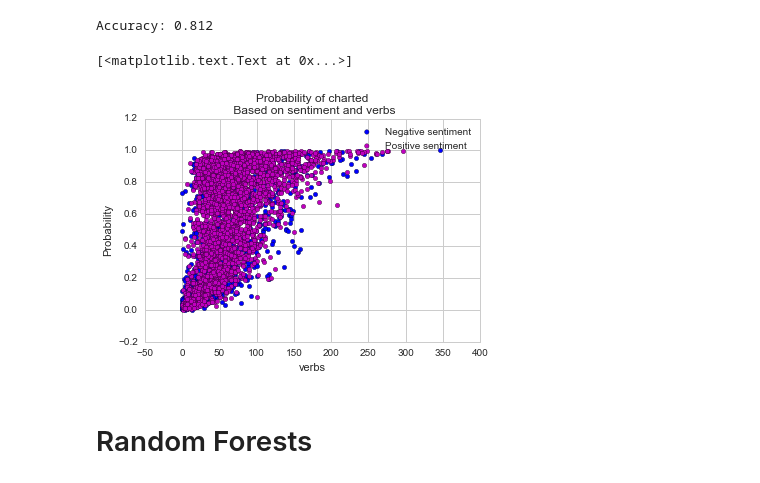
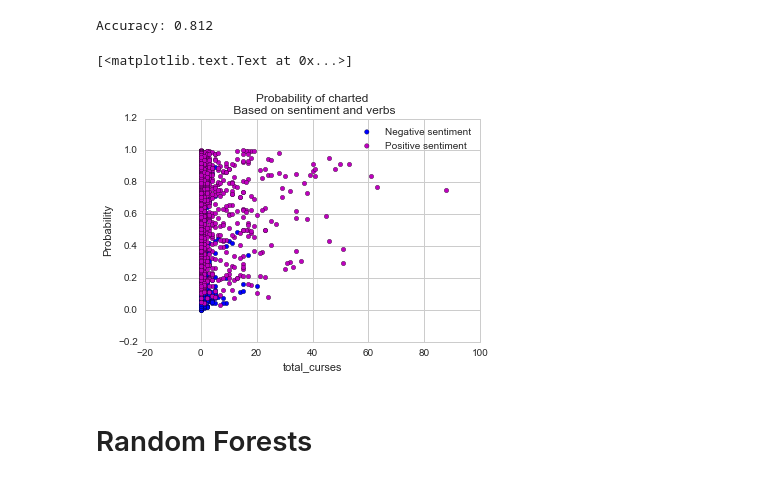
Before and after one commit to ribbas/Heat-Replay, a Jupyter notebook: src/assets/models/test1.ipynb, the cells around one changed output. Drawn from its saved outputs; the diff is of its cells as text; code cells hidden in the pictures.

```diff
--- a/src/assets/models/test1.ipynb
+++ b/src/assets/models/test1.ipynb
@@ -202,18 +236,18 @@ Accuracy: 0.812
 # Generate probabililty of survivial using trained model
 df_train['Probability'] = lm.predict_proba(X_train)[:,1]
 # %%
-# Plot Probability of charted based on Sex and Age
-ax = df_train[df_train['sentiment'] <= 0].plot(
-    x='verbs', y='Probability', kind='scatter', color='b', label='Negative sentiment'
+# Plot Probability of charted based on verbs and...
+ax = df_train[df_train['verbs'] <= 50].plot(
+    x='total_curses', y='Probability', kind='scatter', color='b', label='Negative sentiment'
 )
 
-df_train[df_train['sentiment'] > 0].plot(
-    ax=ax, x='verbs', y='Probability', kind='scatter', color='m', label='Positive sentiment'
+df_train[df_train['verbs'] > 50].plot(
+    ax=ax, x='total_curses', y='Probability', kind='scatter', color='m', label='Positive sentiment'
 )
 ax.set(title='Probability of charted\n Based on sentiment and verbs')
 # %% [output]
 [<matplotlib.text.Text at 0x...>]
-[figure, old version]
+[figure, new version]
 # %%
 # Plot Probability of Survivial Based on Pclass and Age
 sns.lmplot(x="sentiment", y="Probability", hue="verbs", data=df_train)
```
Also changed, not shown: parts of 5 cells of this notebook, 1 other file.
